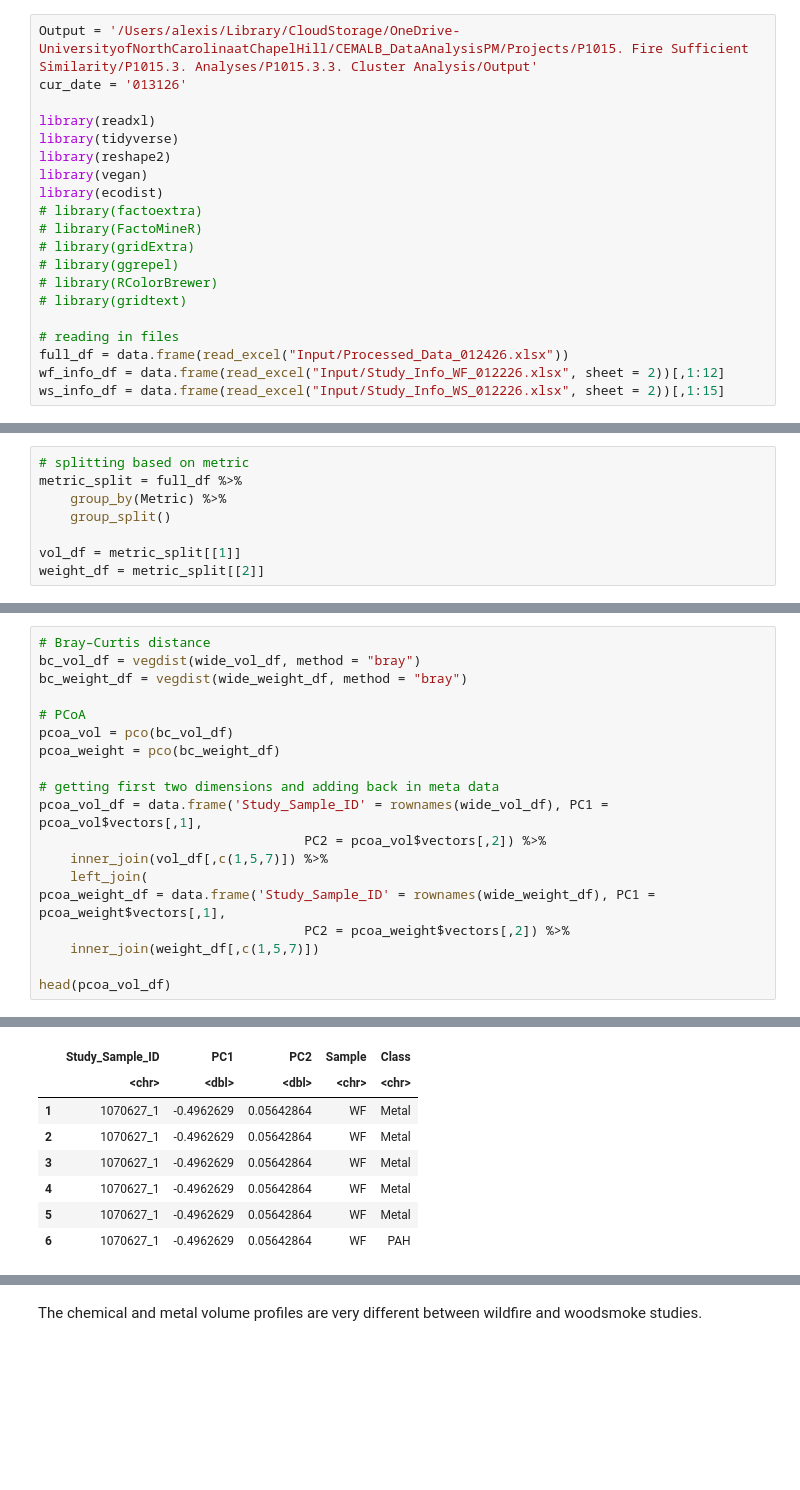
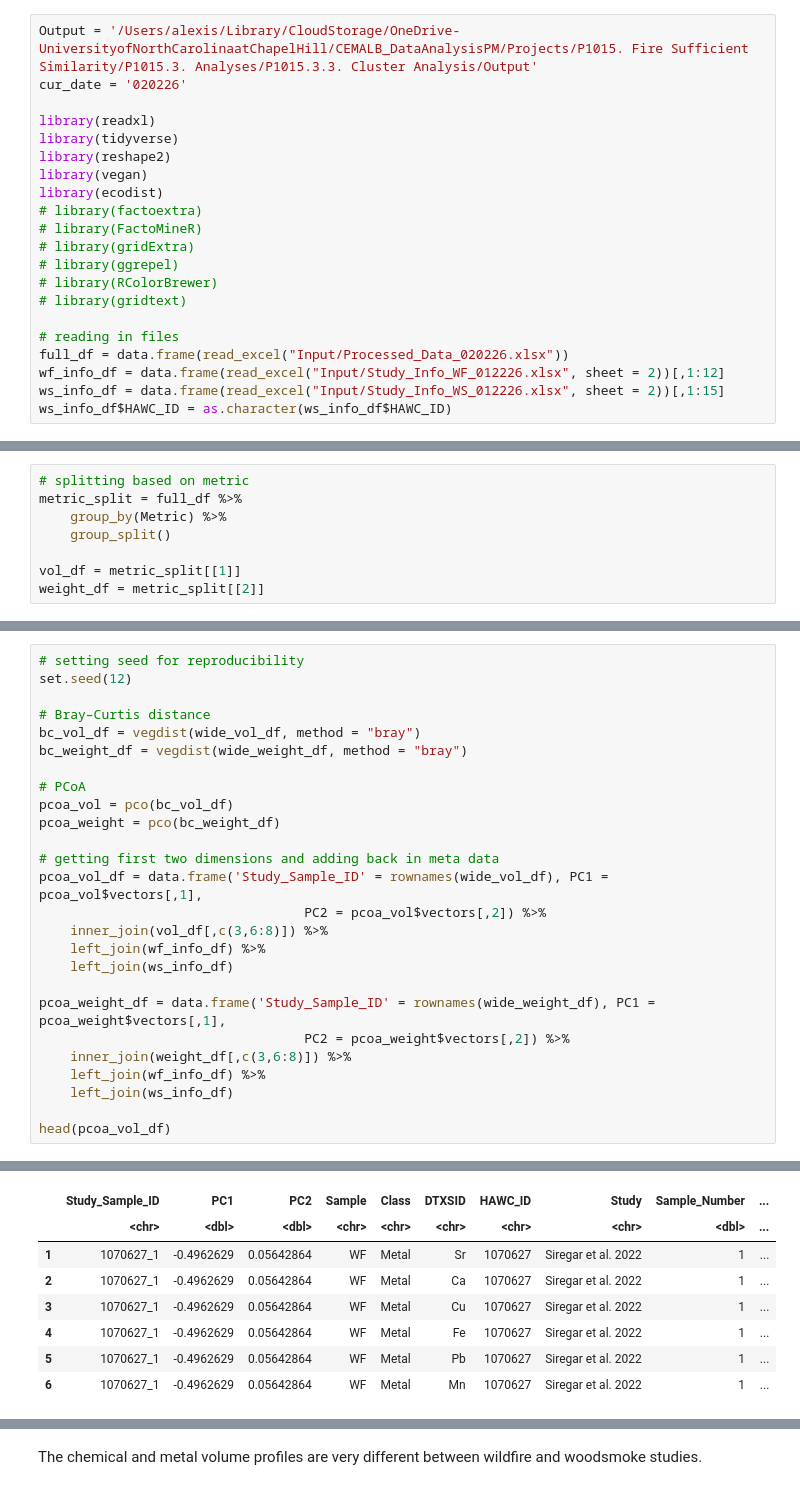
Before and after one commit to UNC-CEMALB/P1015.-Wildfire_Suffcient_Similiarity, a Jupyter notebook: 2. Cluster Analysis/PCoA.ipynb, the cells around one changed output, grey strips where cells are left out. Cells and saved outputs as stored; diff of their text form; blank space fills up the shorter version.

```diff
--- a/2. Cluster Analysis/PCoA.ipynb
+++ b/2. Cluster Analysis/PCoA.ipynb
@@ -1,6 +1,6 @@
 # %%
 Output = '/Users/alexis/Library/CloudStorage/OneDrive-UniversityofNorthCarolinaatChapelHill/CEMALB_DataAnalysisPM/Projects/P1015. Fire Sufficient Similarity/P1015.3. Analyses/P1015.3.3. Cluster Analysis/Output'
-cur_date = '013126'
+cur_date = '020226'
 
 library(readxl)
 library(tidyverse)
@@ -15,6 +15,7 @@ library(ecodist)
 # library(gridtext)
 
 # reading in files
-full_df = data.frame(read_excel("Input/Processed_Data_012426.xlsx"))
+full_df = data.frame(read_excel("Input/Processed_Data_020226.xlsx"))
 wf_info_df = data.frame(read_excel("Input/Study_Info_WF_012226.xlsx", sheet = 2))[,1:12]
 ws_info_df = data.frame(read_excel("Input/Study_Info_WS_012226.xlsx", sheet = 2))[,1:15]
+ws_info_df$HAWC_ID = as.character(ws_info_df$HAWC_ID)
@@ -93,4 +112,7 @@ A data.frame: 6 × 15
 # %%
+# setting seed for reproducibility
+set.seed(12)
+
 # Bray–Curtis distance
 bc_vol_df = vegdist(wide_vol_df, method = "bray")
 bc_weight_df = vegdist(wide_weight_df, method = "bray")
@@ -102,11 +124,15 @@ pcoa_weight = pco(bc_weight_df)
 # getting first two dimensions and adding back in meta data
 pcoa_vol_df = data.frame('Study_Sample_ID' = rownames(wide_vol_df), PC1 = pcoa_vol$vectors[,1],
                                   PC2 = pcoa_vol$vectors[,2]) %>%
-    inner_join(vol_df[,c(1,5,7)]) %>%
-    left_join(
+    inner_join(vol_df[,c(3,6:8)]) %>%
+    left_join(wf_info_df) %>%
+    left_join(ws_info_df)
+
 pcoa_weight_df = data.frame('Study_Sample_ID' = rownames(wide_weight_df), PC1 = pcoa_weight$vectors[,1],
                                   PC2 = pcoa_weight$vectors[,2]) %>%
-    inner_join(weight_df[,c(1,5,7)])
+    inner_join(weight_df[,c(3,6:8)]) %>%
+    left_join(wf_info_df) %>%
+    left_join(ws_info_df)
 
 head(pcoa_vol_df)
 # %% [output]
@@ -116,8 +148,8 @@ A data.frame: 6 × 5
-|  | Study_Sample_ID | PC1 | PC2 | Sample | Class |
-|  | <chr> | <dbl> | <dbl> | <chr> | <chr> |
-| 1 | 1070627_1 | -0.4962629 | 0.05642864 | WF | Metal |
-| 2 | 1070627_1 | -0.4962629 | 0.05642864 | WF | Metal |
-| 3 | 1070627_1 | -0.4962629 | 0.05642864 | WF | Metal |
-| 4 | 1070627_1 | -0.4962629 | 0.05642864 | WF | Metal |
-| 5 | 1070627_1 | -0.4962629 | 0.05642864 | WF | Metal |
-| 6 | 1070627_1 | -0.4962629 | 0.05642864 | WF | PAH |
+|  | Study_Sample_ID | PC1 | PC2 | Sample | Class | DTXSID | HAWC_ID | Study | Sample_Number | ... |
+|  | <chr> | <dbl> | <dbl> | <chr> | <chr> | <chr> | <chr> | <chr> | <dbl> | ... |
+| 1 | 1070627_1 | -0.4962629 | 0.05642864 | WF | Metal | Sr | 1070627 | Siregar et al. 2022 | 1 | ... |
+| 2 | 1070627_1 | -0.4962629 | 0.05642864 | WF | Metal | Ca | 1070627 | Siregar et al. 2022 | 1 | ... |
+| 3 | 1070627_1 | -0.4962629 | 0.05642864 | WF | Metal | Cu | 1070627 | Siregar et al. 2022 | 1 | ... |
+| 4 | 1070627_1 | -0.4962629 | 0.05642864 | WF | Metal | Fe | 1070627 | Siregar et al. 2022 | 1 | ... |
+| 5 | 1070627_1 | -0.4962629 | 0.05642864 | WF | Metal | Pb | 1070627 | Siregar et al. 2022 | 1 | ... |
+| 6 | 1070627_1 | -0.4962629 | 0.05642864 | WF | Metal | Mn | 1070627 | Siregar et al. 2022 | 1 | ... |
```
Also changed, not shown: parts of 11 cells of this notebook.
